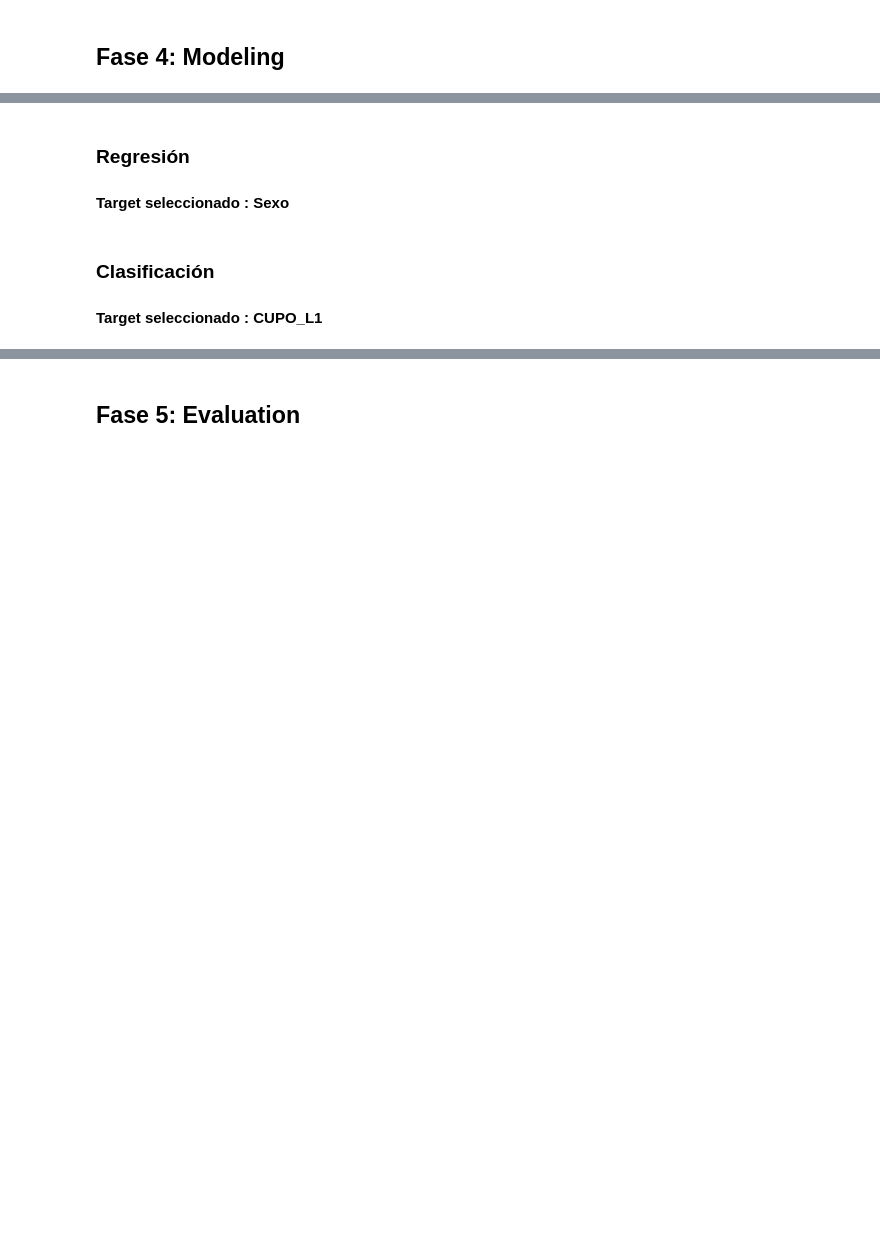
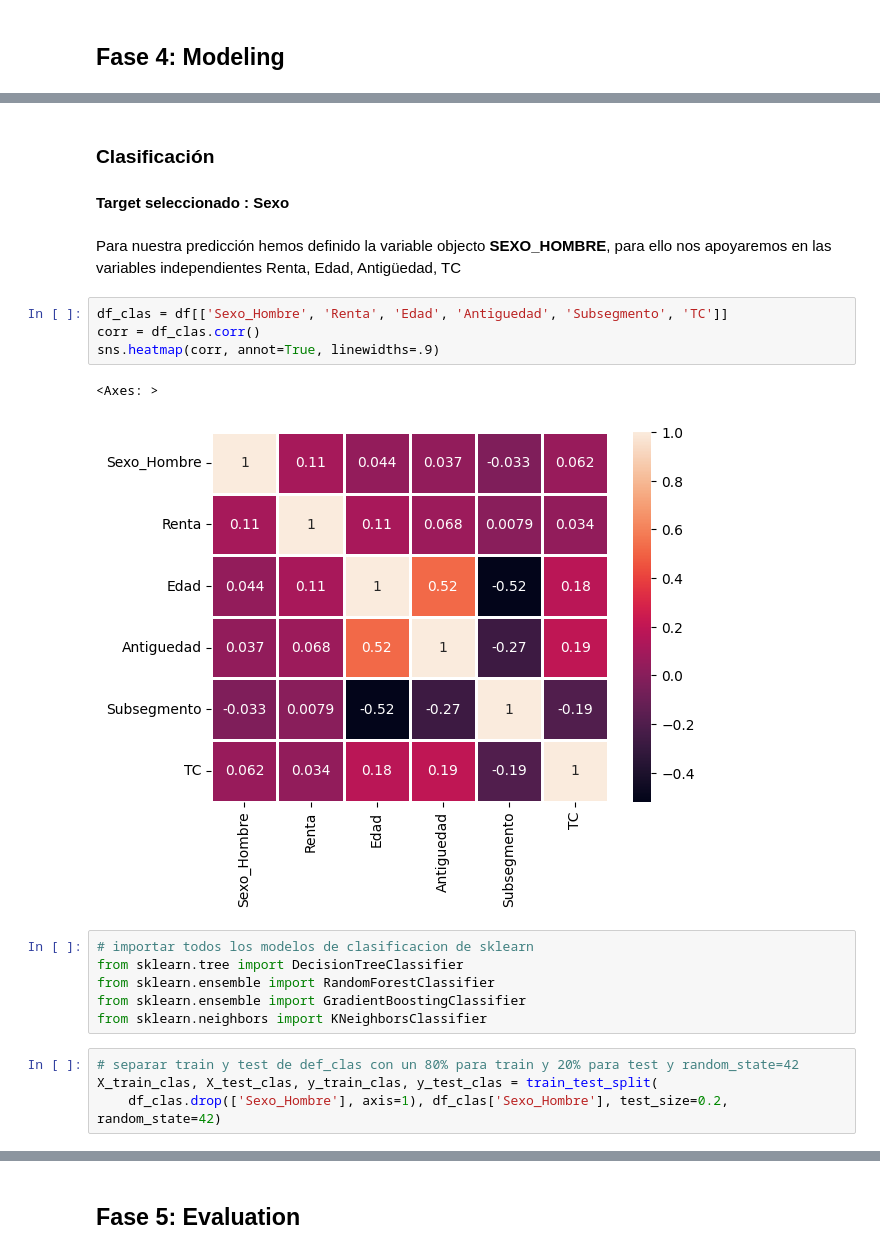
Before and after one commit to The-Shield-Team/SHIELD-ML-Monopoly, a Jupyter notebook: index.ipynb, the cells around one changed output, grey strips where cells are left out. Cells and saved outputs as stored; diff of their text form; blank space fills up the shorter version.

```diff
--- a/index.ipynb
+++ b/index.ipynb
@@ -666,8 +970,23 @@ df.head()
 # %% [markdown]
-### Regresión
+### Clasificación
 
 #### Target seleccionado : Sexo
-# %% [markdown]
-### Clasificación
-
-#### Target seleccionado : CUPO_L1
+# %% [markdown]
+Para nuestra predicción hemos definido la variable objecto **SEXO_HOMBRE**, para ello nos apoyaremos en las variables independientes Renta, Edad, Antigüedad, TC
+# %%
+df_clas = df[['Sexo_Hombre', 'Renta', 'Edad', 'Antiguedad', 'Subsegmento', 'TC']]
+corr = df_clas.corr()
+sns.heatmap(corr, annot=True, linewidths=.9)
+# %% [output]
+<Axes: >
+[figure, added]
+# %%
+# importar todos los modelos de clasificacion de sklearn
+from sklearn.tree import DecisionTreeClassifier
+from sklearn.ensemble import RandomForestClassifier
+from sklearn.ensemble import GradientBoostingClassifier
+from sklearn.neighbors import KNeighborsClassifier
+# %%
+# separar train y test de def_clas con un 80% para train y 20% para test y random_state=42
+X_train_clas, X_test_clas, y_train_clas, y_test_clas = train_test_split(
+    df_clas.drop(['Sexo_Hombre'], axis=1), df_clas['Sexo_Hombre'], test_size=0.2, random_state=42)
```
Also changed, not shown: parts of 89 cells of this notebook.
